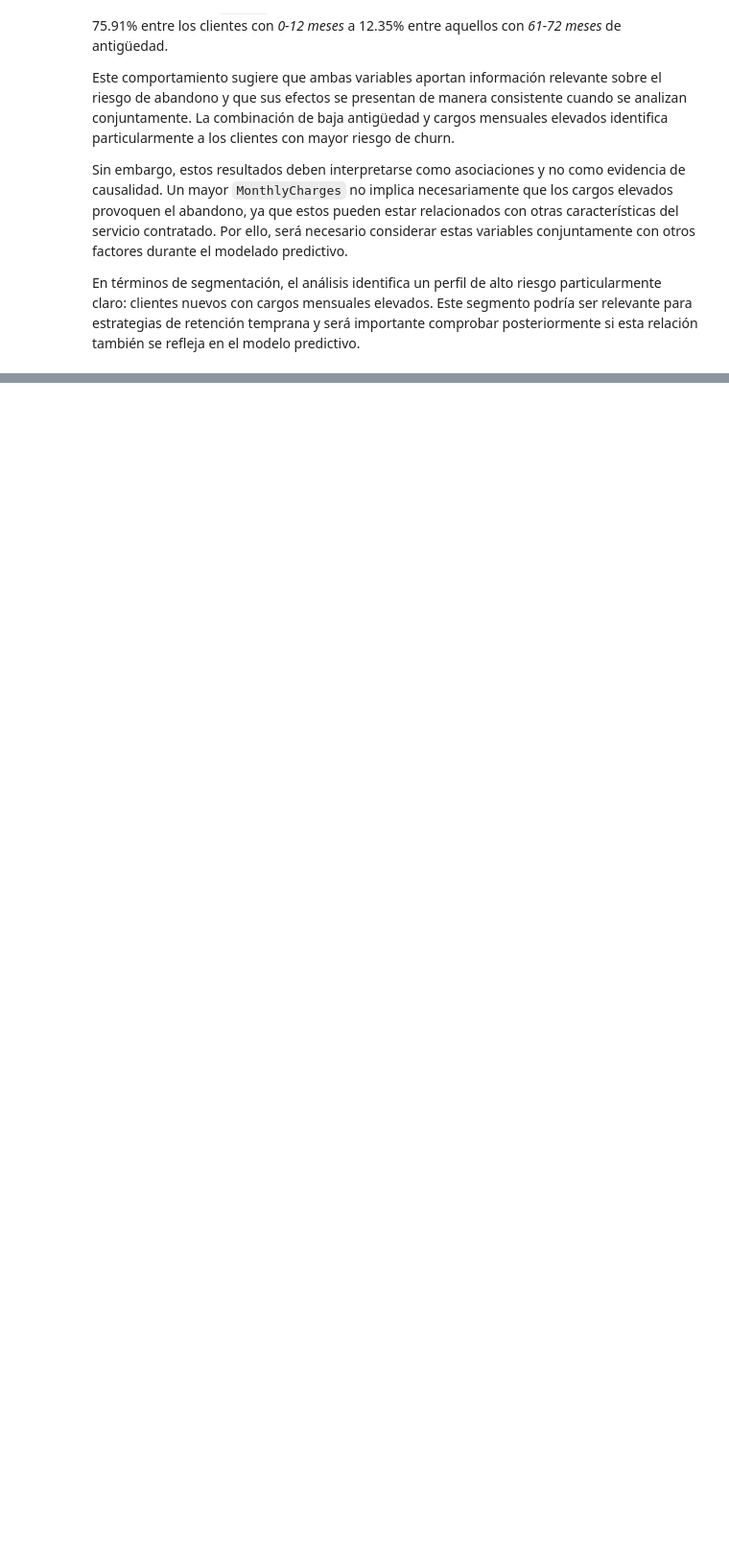
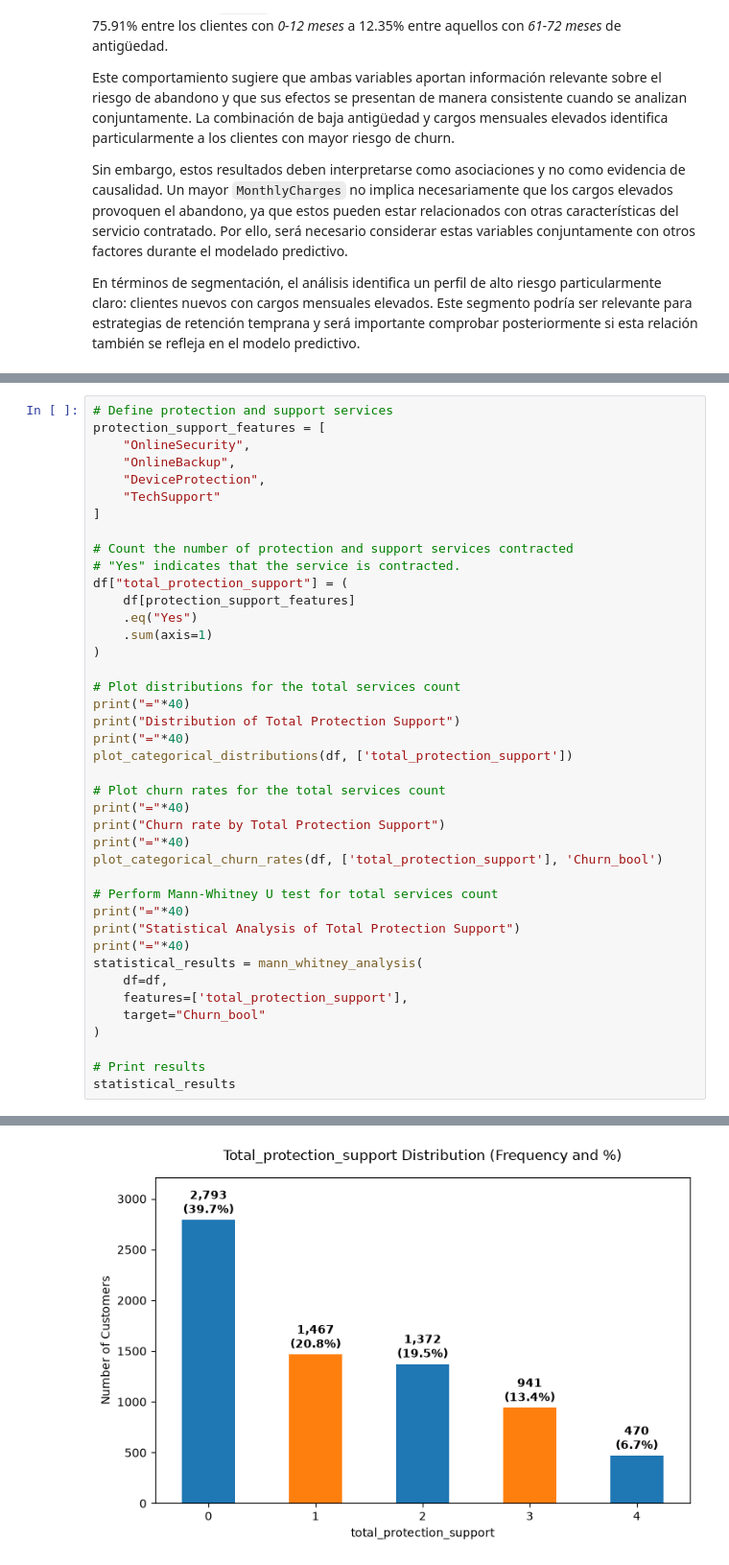
Before and after one commit to josue-rdgzcb/customer-churn-prediction-and-segmentation, a Jupyter notebook: notebooks/01_data_exploration.ipynb, the cells around one changed output, grey strips where cells are left out. Shown at 96% size. Cells and saved outputs as stored; diff of their text form; blank space fills up the shorter version.

```diff
--- a/notebooks/01_data_exploration.ipynb
+++ b/notebooks/01_data_exploration.ipynb
@@ -1464,0 +1461,42 @@ tenure_group
+# %%
+# Define protection and support services
+protection_support_features = [
+    "OnlineSecurity",
+    "OnlineBackup",
+    "DeviceProtection",
+    "TechSupport"
+]
+
+# Count the number of protection and support services contracted
+# "Yes" indicates that the service is contracted.
+df["total_protection_support"] = (
+    df[protection_support_features]
+    .eq("Yes")
+    .sum(axis=1)
+)
+
+# Plot distributions for the total services count
+print("="*40)
+print("Distribution of Total Protection Support")
+print("="*40)
+plot_categorical_distributions(df, ['total_protection_support'])
+
+# Plot churn rates for the total services count
+print("="*40)
+print("Churn rate by Total Protection Support")
+print("="*40)
+plot_categorical_churn_rates(df, ['total_protection_support'], 'Churn_bool')
+
+# Perform Mann-Whitney U test for total services count
+print("="*40)
+print("Statistical Analysis of Total Protection Support")
+print("="*40)
+statistical_results = mann_whitney_analysis(
+    df=df,
+    features=['total_protection_support'],
+    target="Churn_bool"
+)
+
+# Print results
+statistical_results
+# %% [output]
@@ -1464,0 +1506 @@ tenure_group
+[figure, added]
```
Also changed, not shown: parts of 21 cells of this notebook.
